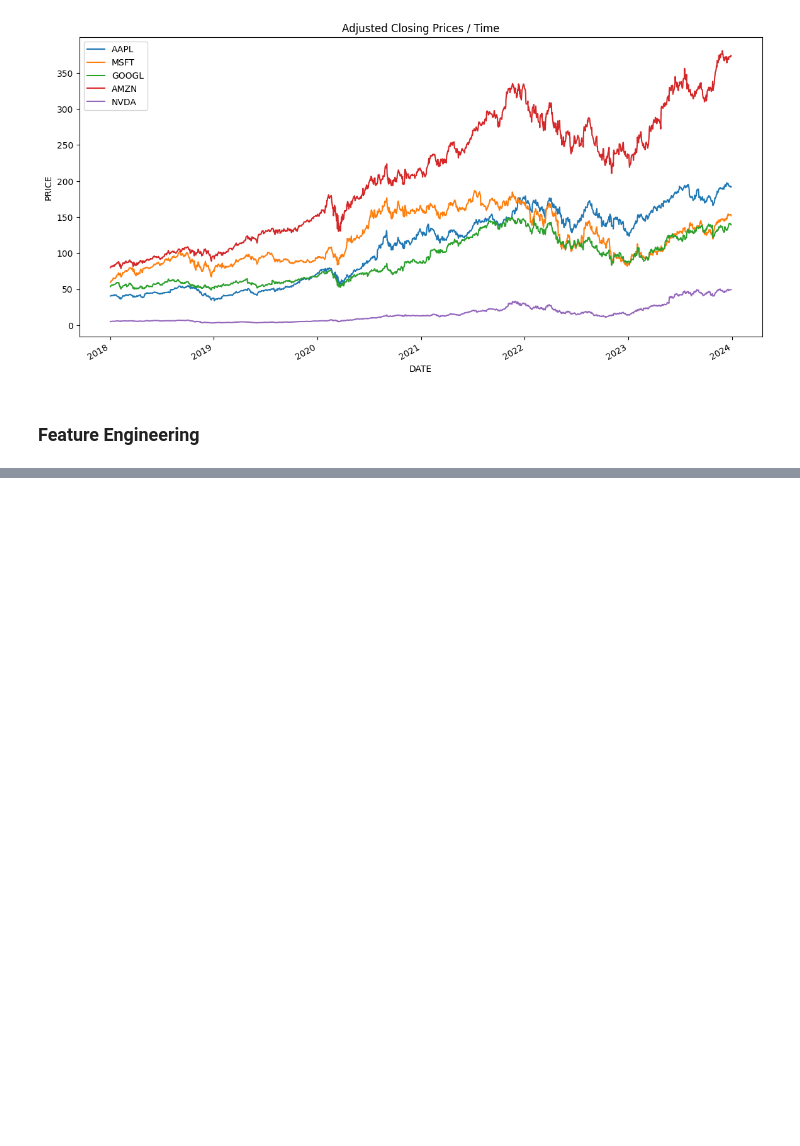
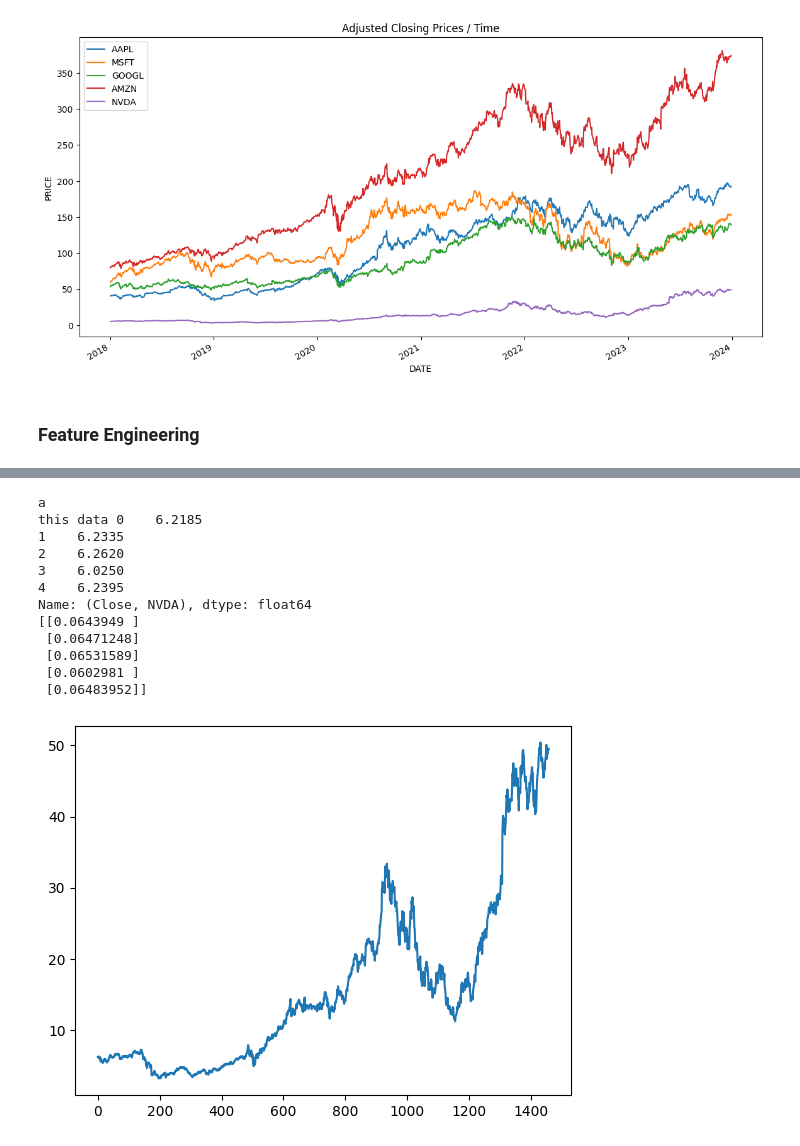
Before and after one commit to QuinnJL04/StockNN_to_SpringAPI, a Jupyter notebook: data_preprocessing.ipynb, the cells around one changed output, grey strips where cells are left out. Saved outputs shown, nothing was run; the diff lists cells and outputs as text; code cells hidden in the pictures; blank space fills up the shorter version.

```diff
--- a/data_preprocessing.ipynb
+++ b/data_preprocessing.ipynb
@@ -191,0 +205,30 @@ Name: (Close, NVDA), dtype: float64
+# %%
+from sklearn.preprocessing import MinMaxScaler
+
+def partition_data(data):
+    scaler = MinMaxScaler()
+    data = scaler.fit_transform(np.array(data).reshape(-1,1))
+    train_size = int(len(data)*0.65)
+    test_size = len(data) - train_size
+    train_data,test_data = data[0:train_size,:],data[train_size:len(data),:1]
+    return train_data,test_data
+
+print('a')
+this_data = choose_stock('NVDA', 'Close')
+print('this data', this_data.head(5))
+train_data, test_data = partition_data(this_data)
+print(train_data[0:5])
+# %% [output]
+a
+this data 0    6.2185
+1    6.2335
+2    6.2620
+3    6.0250
+4    6.2395
+Name: (Close, NVDA), dtype: float64
+[[0.0643949 ]
+ [0.06471248]
+ [0.06531589]
+ [0.0602981 ]
+ [0.06483952]]
+[figure, added]
```
Also changed, not shown: parts of 5 cells of this notebook, 3 other files.
